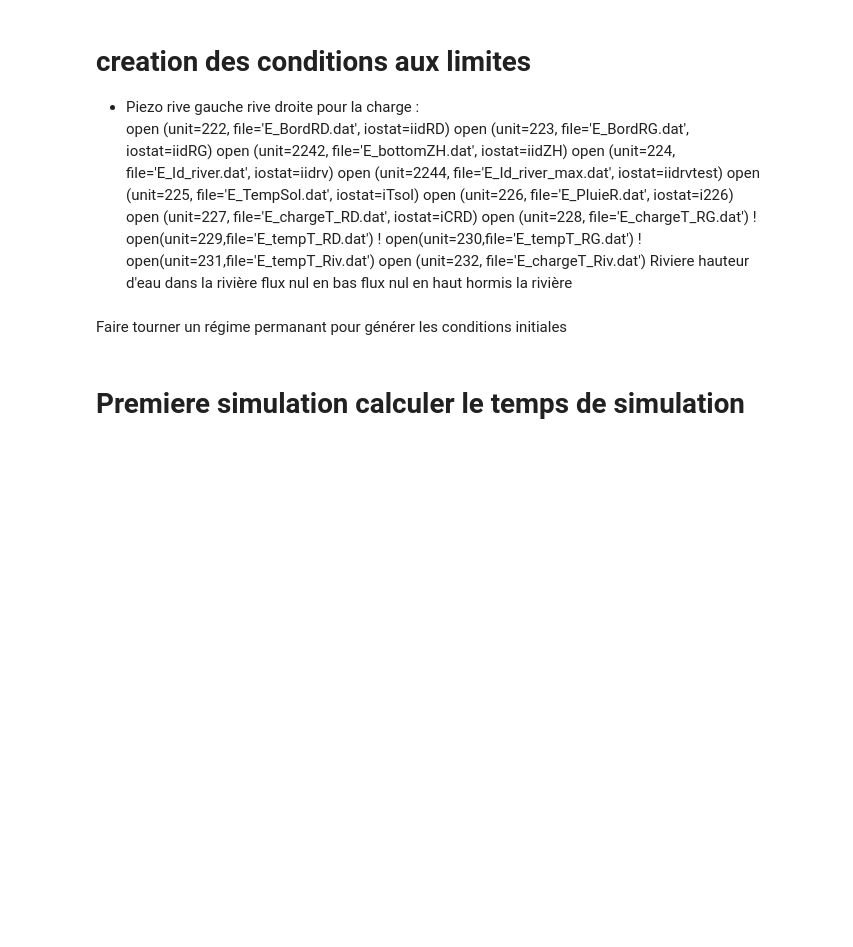
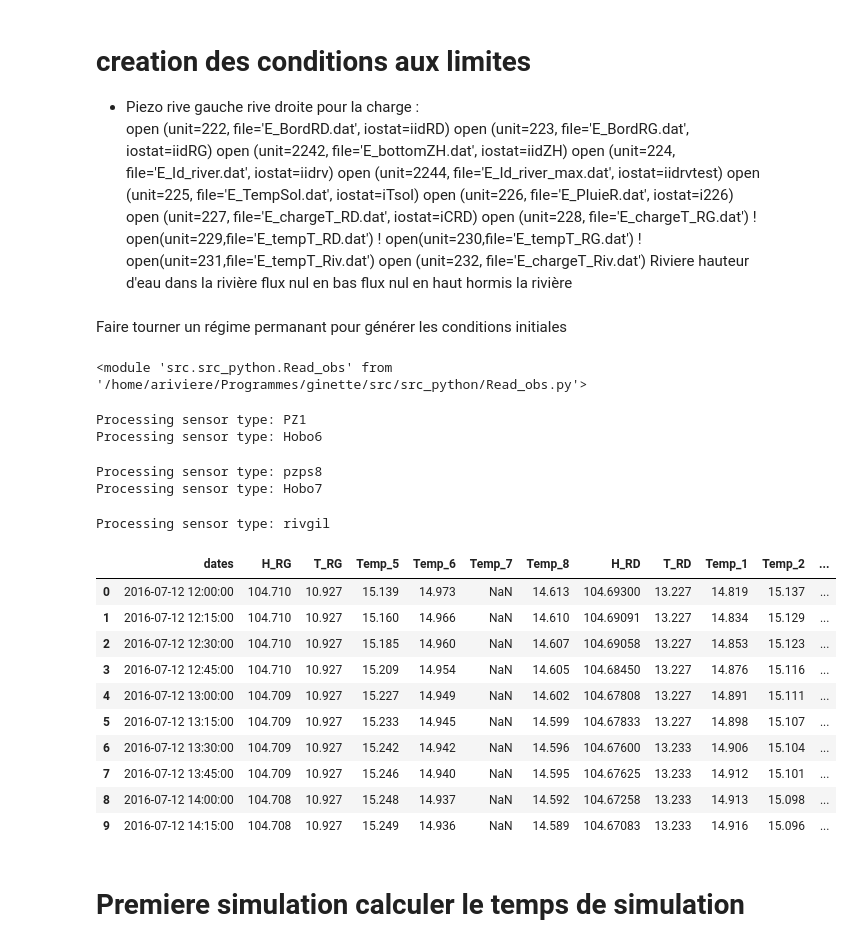
Before and after one commit to agnes-riviere/ginette, a Jupyter notebook: application/RIV2D/IntD_test.ipynb, the cells around one changed output. Drawn from its saved outputs; the diff is of its cells as text; code cells hidden in the pictures; blank space fills up the shorter version.

```diff
--- a/application/RIV2D/IntD_test.ipynb
+++ b/application/RIV2D/IntD_test.ipynb
@@ -60,7 +66,7 @@ script_dir = os.getcwd()  # Répertoire du notebook
 mesh_dir = os.path.join(script_dir, "meshdata")  # Chemin absolu vers "meshdata"
 sim_dir= script_dir
 file_path = "/home/ariviere/Documents/Bassin_Orgeval/Donnee_Orgeval_Mines/raw_data/DESC_data/DATA_STATION/"  # Chemin vers le fichier CSV
-
+obs_dir=os.path.abspath(os.path.join(file_path, "../../../processed_data/"))
 # Ajouter le chemin du dossier src au PYTHONPATH
 sys.path.insert(0, "/home/ariviere/Programmes/ginette/src")
 # Paramètres de du maillage
@@ -401,3 +502,33 @@ Riviere hauteur d'eau dans la rivière
 flux nul en bas flux nul en haut hormis la rivière
 # %% [markdown]
 Faire tourner un régime permanant pour générer les conditions initiales
+# %%
+from src.src_python.Read_obs import process_obs_RIV2D
+importlib.reload(Read_obs)
+# %% [output]
+<module 'src.src_python.Read_obs' from '/home/ariviere/Programmes/ginette/src/src_python/Read_obs.py'>
+# %%
+
+date_simul_bg = pd.to_datetime("2016/07/12 12:00:00")
+nb_day = 15
+desc_station = {'RD': 'pzps8', 'RG': "PZ1", 'RIV': "rivgil"}
+all_data=process_obs_RIV2D(Station, obs_dir, date_simul_bg, nb_day, desc_station, pt100_coord)
+
+all_data.head(10)
+# %% [output]
+Processing sensor type: PZ1
+Processing sensor type: Hobo6
+Processing sensor type: pzps8
+Processing sensor type: Hobo7
+Processing sensor type: rivgil
+|  | dates | H_RG | T_RG | Temp_5 | Temp_6 | Temp_7 | Temp_8 | H_RD | T_RD | Temp_1 | Temp_2 | ... |
+| 0 | 2016-07-12 12:00:00 | 104.710 | 10.927 | 15.139 | 14.973 | NaN | 14.613 | 104.69300 | 13.227 | 14.819 | 15.137 | ... |
+| 1 | 2016-07-12 12:15:00 | 104.710 | 10.927 | 15.160 | 14.966 | NaN | 14.610 | 104.69091 | 13.227 | 14.834 | 15.129 | ... |
+| 2 | 2016-07-12 12:30:00 | 104.710 | 10.927 | 15.185 | 14.960 | NaN | 14.607 | 104.69058 | 13.227 | 14.853 | 15.123 | ... |
+| 3 | 2016-07-12 12:45:00 | 104.710 | 10.927 | 15.209 | 14.954 | NaN | 14.605 | 104.68450 | 13.227 | 14.876 | 15.116 | ... |
+| 4 | 2016-07-12 13:00:00 | 104.709 | 10.927 | 15.227 | 14.949 | NaN | 14.602 | 104.67808 | 13.227 | 14.891 | 15.111 | ... |
+| 5 | 2016-07-12 13:15:00 | 104.709 | 10.927 | 15.233 | 14.945 | NaN | 14.599 | 104.67833 | 13.227 | 14.898 | 15.107 | ... |
+| 6 | 2016-07-12 13:30:00 | 104.709 | 10.927 | 15.242 | 14.942 | NaN | 14.596 | 104.67600 | 13.233 | 14.906 | 15.104 | ... |
+| 7 | 2016-07-12 13:45:00 | 104.709 | 10.927 | 15.246 | 14.940 | NaN | 14.595 | 104.67625 | 13.233 | 14.912 | 15.101 | ... |
+| 8 | 2016-07-12 14:00:00 | 104.708 | 10.927 | 15.248 | 14.937 | NaN | 14.592 | 104.67258 | 13.233 | 14.913 | 15.098 | ... |
+| 9 | 2016-07-12 14:15:00 | 104.708 | 10.927 | 15.249 | 14.936 | NaN | 14.589 | 104.67083 | 13.233 | 14.916 | 15.096 | ... |
```
Also changed, not shown: parts of 14 cells of this notebook, 2 other files.
